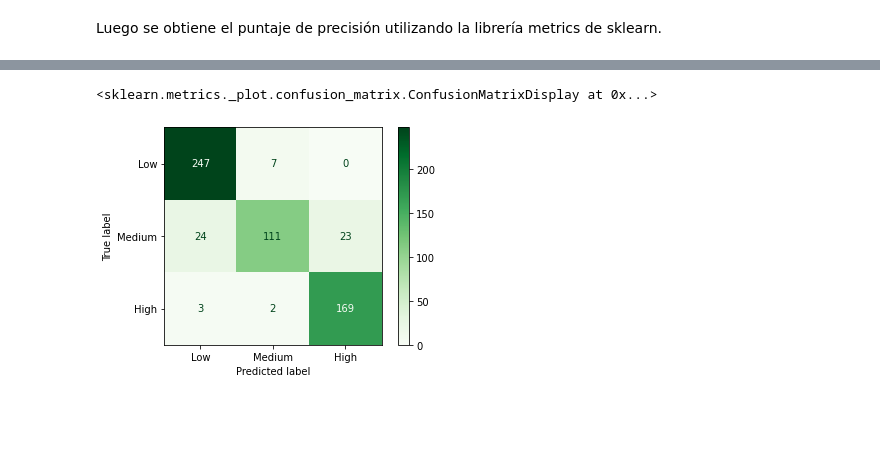
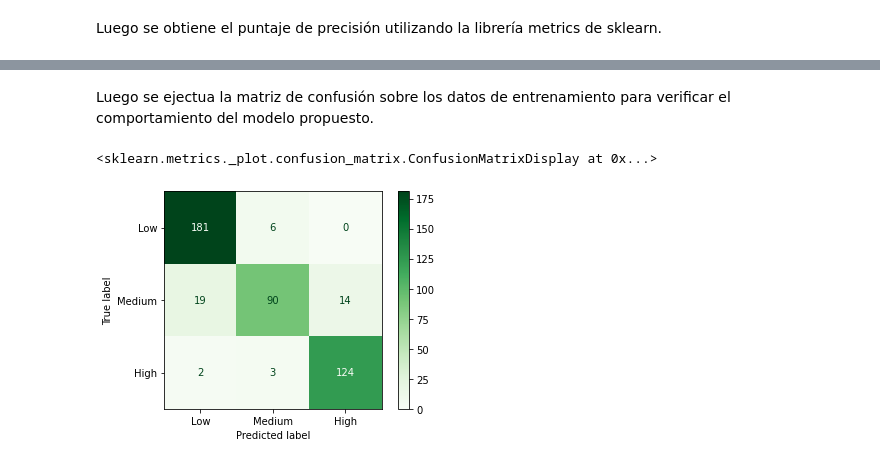
Before and after one commit to DavidUrbaez/Soiling-Detection-in-Solar-Panels, a Jupyter notebook: Parte_2b_MaintenancePriority_SVM.ipynb, the cells around one changed output, grey strips where cells are left out. Saved outputs shown, nothing was run; the diff lists cells and outputs as text; code cells hidden in the pictures; blank space fills up the shorter version.

```diff
--- a/Parte_2b_MaintenancePriority_SVM.ipynb
+++ b/Parte_2b_MaintenancePriority_SVM.ipynb
@@ -191,8 +193,10 @@ plot_confusion_matrix(clf, x_test, y_test,
+# %% [markdown]
+Luego se ejectua la matriz de confusión sobre los datos de entrenamiento para verificar el comportamiento del modelo propuesto.
 # %%
-plot_confusion_matrix(clf, all_images, labels2,
+plot_confusion_matrix(clf, x_train, y_train,
                       cmap=plt.cm.Greens,
                       labels=['Low','Medium','High'],
                       display_labels=['Low','Medium','High'])
 # %% [output]
 <sklearn.metrics._plot.confusion_matrix.ConfusionMatrixDisplay at 0x...>
-[figure, old version]
+[figure, new version]
```
Also changed, not shown: parts of 3 cells of this notebook, 1 other file.
